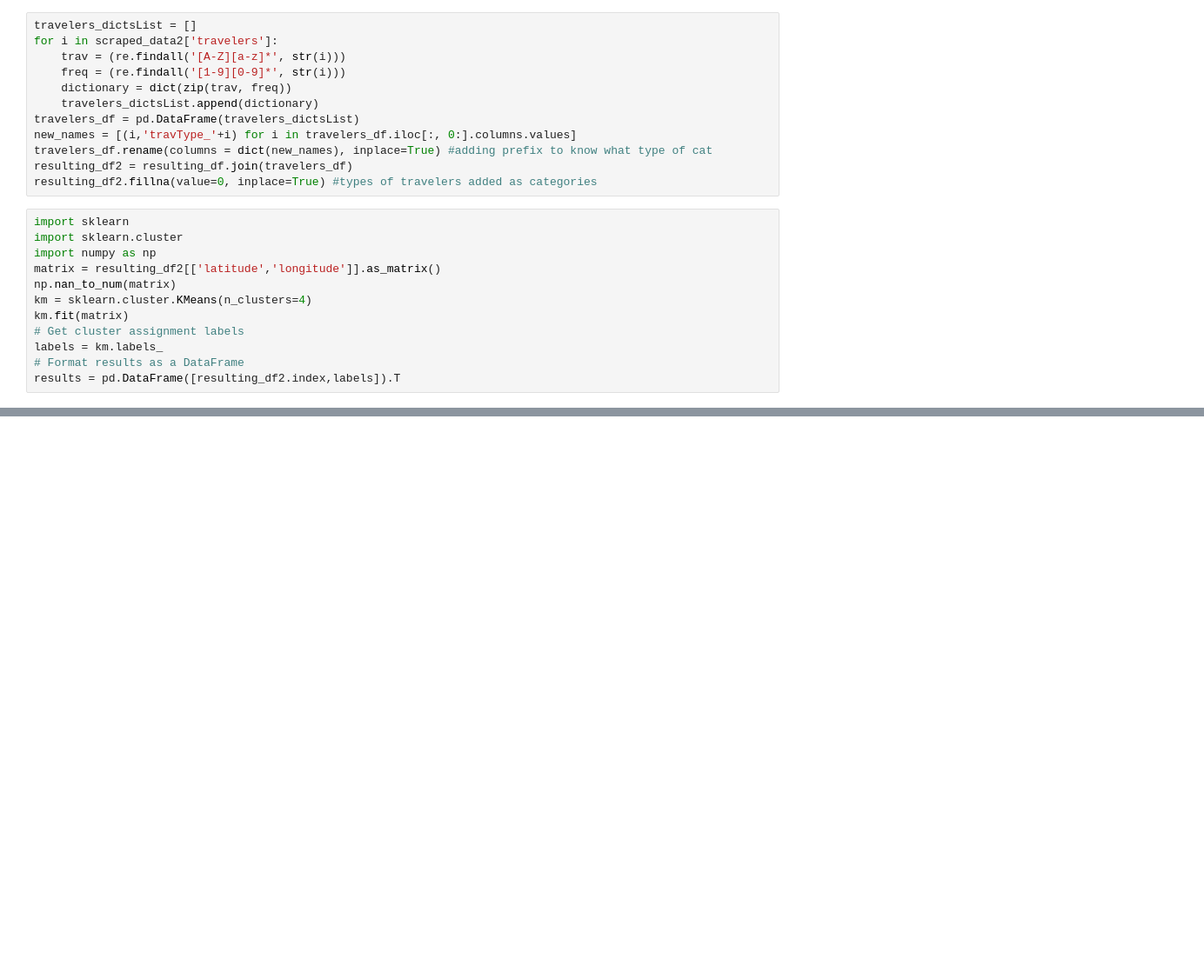
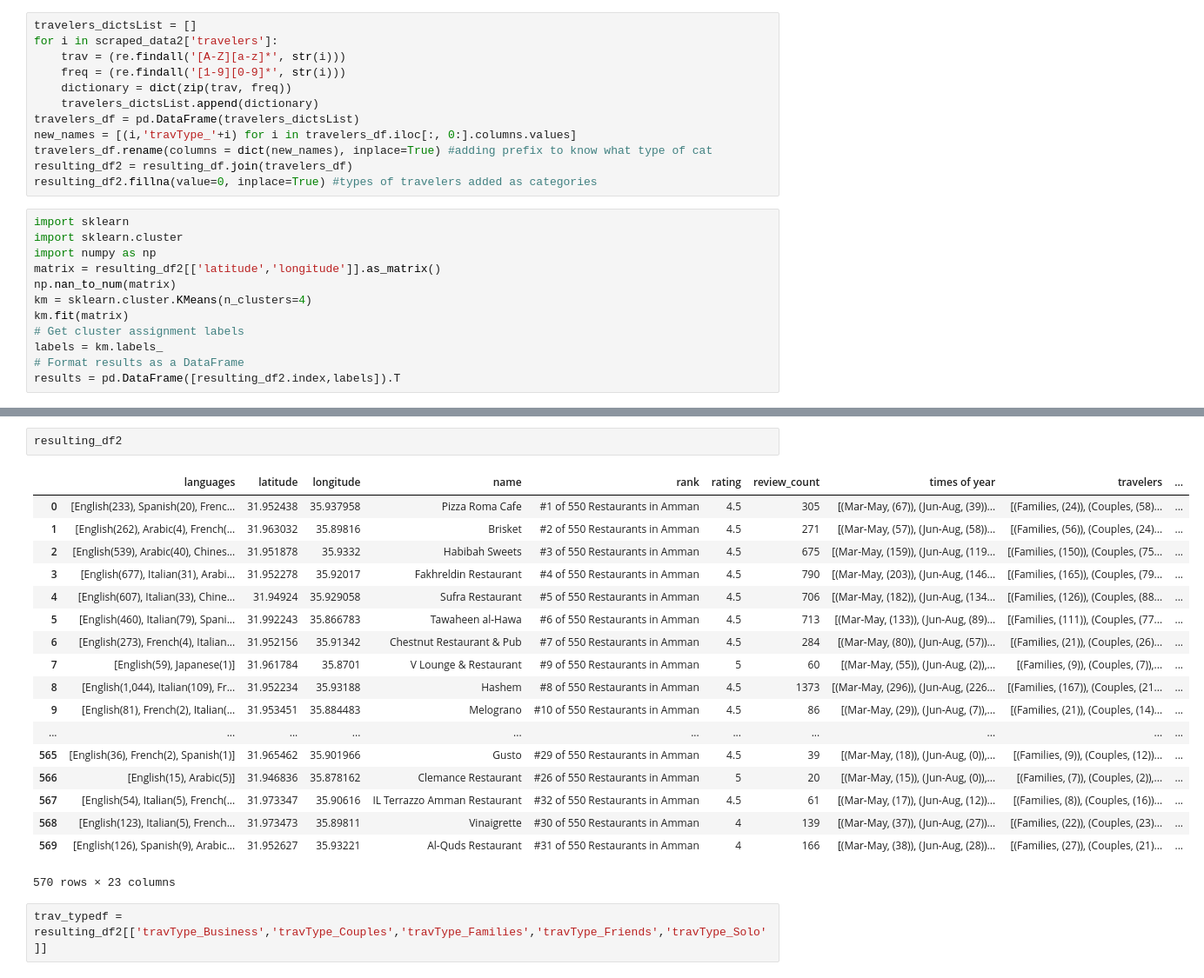
Before and after one commit to ledakaradimou/CS506_FinalProject, a Jupyter notebook: tripadvisor_restaurant_withMap.ipynb, the cells around one changed output, grey strips where cells are left out. Shown at 87% size. Cells and saved outputs as stored; diff of their text form; blank space fills up the shorter version.

```diff
--- a/tripadvisor_restaurant_withMap.ipynb
+++ b/tripadvisor_restaurant_withMap.ipynb
@@ -265,0 +270,23 @@ print(labels)
+# %%
+resulting_df2
+# %% [output]
+|  | languages | latitude | longitude | name | rank | rating | review_count | times of year | travelers | ... |
+| 0 | [English(233), Spanish(20), Frenc... | 31.952438 | 35.937958 | Pizza Roma Cafe | #1 of 550 Restaurants in Amman | 4.5 | 305 | [(Mar-May, (67)), (Jun-Aug, (39))... | [(Families, (24)), (Couples, (58)... | ... |
+| 1 | [English(262), Arabic(4), French(... | 31.963032 | 35.89816 | Brisket | #2 of 550 Restaurants in Amman | 4.5 | 271 | [(Mar-May, (57)), (Jun-Aug, (58))... | [(Families, (56)), (Couples, (24)... | ... |
+| 2 | [English(539), Arabic(40), Chines... | 31.951878 | 35.9332 | Habibah Sweets | #3 of 550 Restaurants in Amman | 4.5 | 675 | [(Mar-May, (159)), (Jun-Aug, (119... | [(Families, (150)), (Couples, (75... | ... |
+| 3 | [English(677), Italian(31), Arabi... | 31.952278 | 35.92017 | Fakhreldin Restaurant | #4 of 550 Restaurants in Amman | 4.5 | 790 | [(Mar-May, (203)), (Jun-Aug, (146... | [(Families, (165)), (Couples, (79... | ... |
+| 4 | [English(607), Italian(33), Chine... | 31.94924 | 35.929058 | Sufra Restaurant | #5 of 550 Restaurants in Amman | 4.5 | 706 | [(Mar-May, (182)), (Jun-Aug, (134... | [(Families, (126)), (Couples, (88... | ... |
+| 5 | [English(460), Italian(79), Spani... | 31.992243 | 35.866783 | Tawaheen al-Hawa | #6 of 550 Restaurants in Amman | 4.5 | 713 | [(Mar-May, (133)), (Jun-Aug, (89)... | [(Families, (111)), (Couples, (77... | ... |
+| 6 | [English(273), French(4), Italian... | 31.952156 | 35.91342 | Chestnut Restaurant & Pub | #7 of 550 Restaurants in Amman | 4.5 | 284 | [(Mar-May, (80)), (Jun-Aug, (57))... | [(Families, (21)), (Couples, (26)... | ... |
+| 7 | [English(59), Japanese(1)] | 31.961784 | 35.8701 | V Lounge & Restaurant | #9 of 550 Restaurants in Amman | 5 | 60 | [(Mar-May, (55)), (Jun-Aug, (2)),... | [(Families, (9)), (Couples, (7)),... | ... |
+| 8 | [English(1,044), Italian(109), Fr... | 31.952234 | 35.93188 | Hashem | #8 of 550 Restaurants in Amman | 4.5 | 1373 | [(Mar-May, (296)), (Jun-Aug, (226... | [(Families, (167)), (Couples, (21... | ... |
+| 9 | [English(81), French(2), Italian(... | 31.953451 | 35.884483 | Melograno | #10 of 550 Restaurants in Amman | 4.5 | 86 | [(Mar-May, (29)), (Jun-Aug, (7)),... | [(Families, (21)), (Couples, (14)... | ... |
+| ... | ... | ... | ... | ... | ... | ... | ... | ... | ... | ... |
+| 565 | [English(36), French(2), Spanish(1)] | 31.965462 | 35.901966 | Gusto | #29 of 550 Restaurants in Amman | 4.5 | 39 | [(Mar-May, (18)), (Jun-Aug, (0)),... | [(Families, (9)), (Couples, (12))... | ... |
+| 566 | [English(15), Arabic(5)] | 31.946836 | 35.878162 | Clemance Restaurant | #26 of 550 Restaurants in Amman | 5 | 20 | [(Mar-May, (15)), (Jun-Aug, (0)),... | [(Families, (7)), (Couples, (2)),... | ... |
+| 567 | [English(54), Italian(5), French(... | 31.973347 | 35.90616 | IL Terrazzo Amman Restaurant | #32 of 550 Restaurants in Amman | 4.5 | 61 | [(Mar-May, (17)), (Jun-Aug, (12))... | [(Families, (8)), (Couples, (16))... | ... |
+| 568 | [English(123), Italian(5), French... | 31.973473 | 35.89811 | Vinaigrette | #30 of 550 Restaurants in Amman | 4 | 139 | [(Mar-May, (37)), (Jun-Aug, (27))... | [(Families, (22)), (Couples, (23)... | ... |
+| 569 | [English(126), Spanish(9), Arabic... | 31.952627 | 35.93221 | Al-Quds Restaurant | #31 of 550 Restaurants in Amman | 4 | 166 | [(Mar-May, (38)), (Jun-Aug, (28))... | [(Families, (27)), (Couples, (21)... | ... |
+570 rows × 23 columns
+# %%
+trav_typedf = resulting_df2[['travType_Business','travType_Couples','travType_Families','travType_Friends','travType_Solo']]
```
Also changed, not shown: parts of 10 cells of this notebook, 23 other files.
